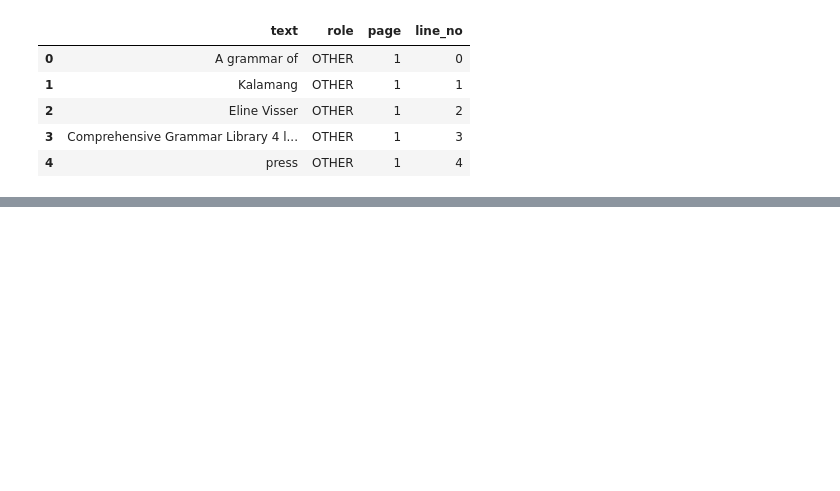
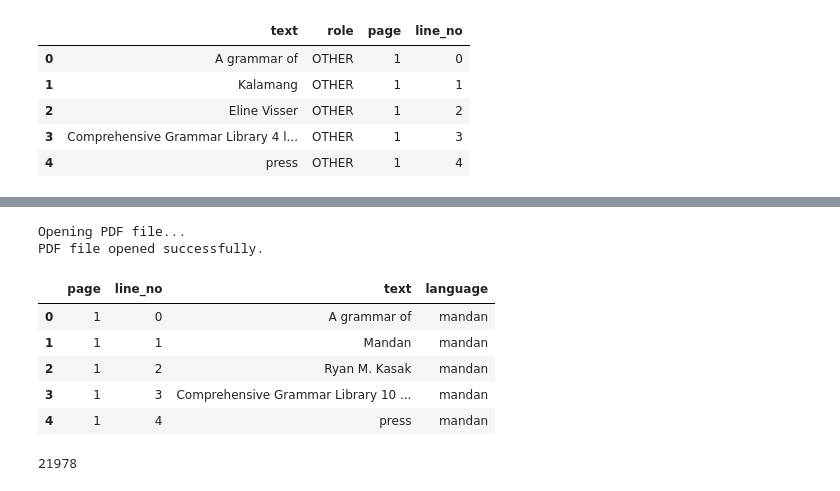
Before and after one commit to varunghat/GrammarMT, a Jupyter notebook: notebooks/parallel_sentence_extractor.ipynb, the cells around one changed output, grey strips where cells are left out. Cells and saved outputs as stored; diff of their text form; code cells hidden in the pictures; blank space fills up the shorter version.

```diff
--- a/notebooks/parallel_sentence_extractor.ipynb
+++ b/notebooks/parallel_sentence_extractor.ipynb
@@ -1532,0 +1770,47 @@ Using device: cuda
+# %%
+
+import pymupdf
+# Load PDF
+language = "mandan"
+pdf_file_path = f"../grammar_books/{language}.pdf"
+print("Opening PDF file...")
+doc = pymupdf.open(pdf_file_path)
+print("PDF file opened successfully.")
+# %% [output]
+Opening PDF file...
+PDF file opened successfully.
+# %%
+all_merged_lines = []
+for page in doc:
+    page_num = page.number + 1
+
+    merged_lines = extract_visual_lines(page)
+    if merged_lines is None:
+        continue
+    all_merged_lines.append({
+        "page_num": page_num,
+        "lines": merged_lines
+    })
+# %%
+# Data formatted to classify lines using the trained BERT model
+all_data = []
+for row in all_merged_lines:
+    lines = row["lines"]
+    for line_no,line in enumerate(lines):
+        all_data.append({
+            "page": row["page_num"],
+            "line_no": line_no,
+            "text": line["text"],
+        })
+df = pd.DataFrame(all_data)
+# %%
+df["language"] = language
+# %%
+df.head()
+# %% [output]
+|  | page | line_no | text | language |
+| 0 | 1 | 0 | A grammar of | mandan |
+| 1 | 1 | 1 | Mandan | mandan |
+| 2 | 1 | 2 | Ryan M. Kasak | mandan |
+| 3 | 1 | 3 | Comprehensive Grammar Library 10 ... | mandan |
+| 4 | 1 | 4 | press | mandan |
@@ -1532,0 +1867,27 @@ Using device: cuda
+# %%
+import numpy as np
+import re
+
+def structural_features(line):
+    tokens = line.split()
+    ascii_chars = sum(c.isascii() for c in line)
+    non_ascii = len(line) - ascii_chars
+
+    return {
+        "len": len(line),
+        "num_tokens": len(tokens),
+        "ascii_ratio": ascii_chars / max(1, len(line)),
+        "non_ascii": non_ascii,
+        "digit_ratio": sum(c.isdigit() for c in line) / max(1, len(line)),
+        "has_gloss_markers": int(bool(re.search(r"[=~\-]", line))),
+        "token_length_mean": np.mean([len(t) for t in tokens]) if tokens else 0,
+        "token_length_std": np.std([len(t) for t in tokens]) if tokens else 0,
+    }
+
+feat_list = df["text"].apply(structural_features).tolist()
+feat_df = pd.DataFrame(feat_list)
+df = pd.concat([df, feat_df], axis=1)
+
+print(len(df))
+# %% [output]
+21978
```
Also changed, not shown: parts of 51 cells of this notebook, 12 other files.
